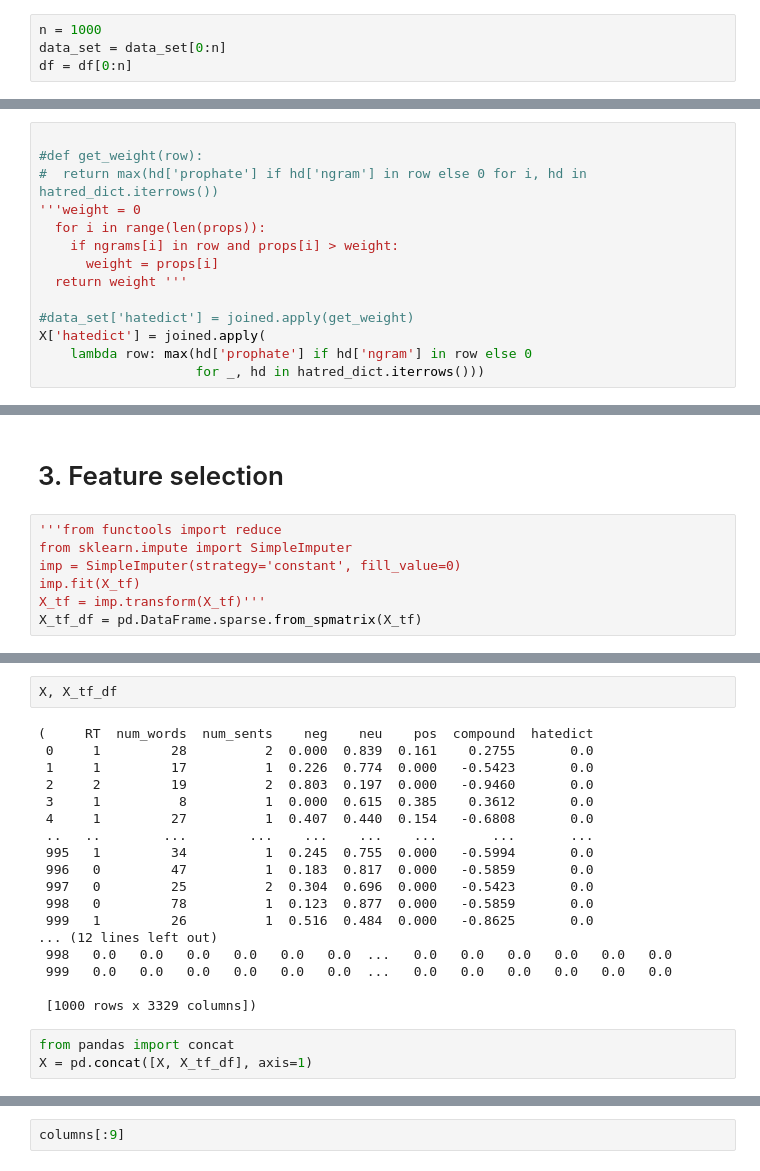
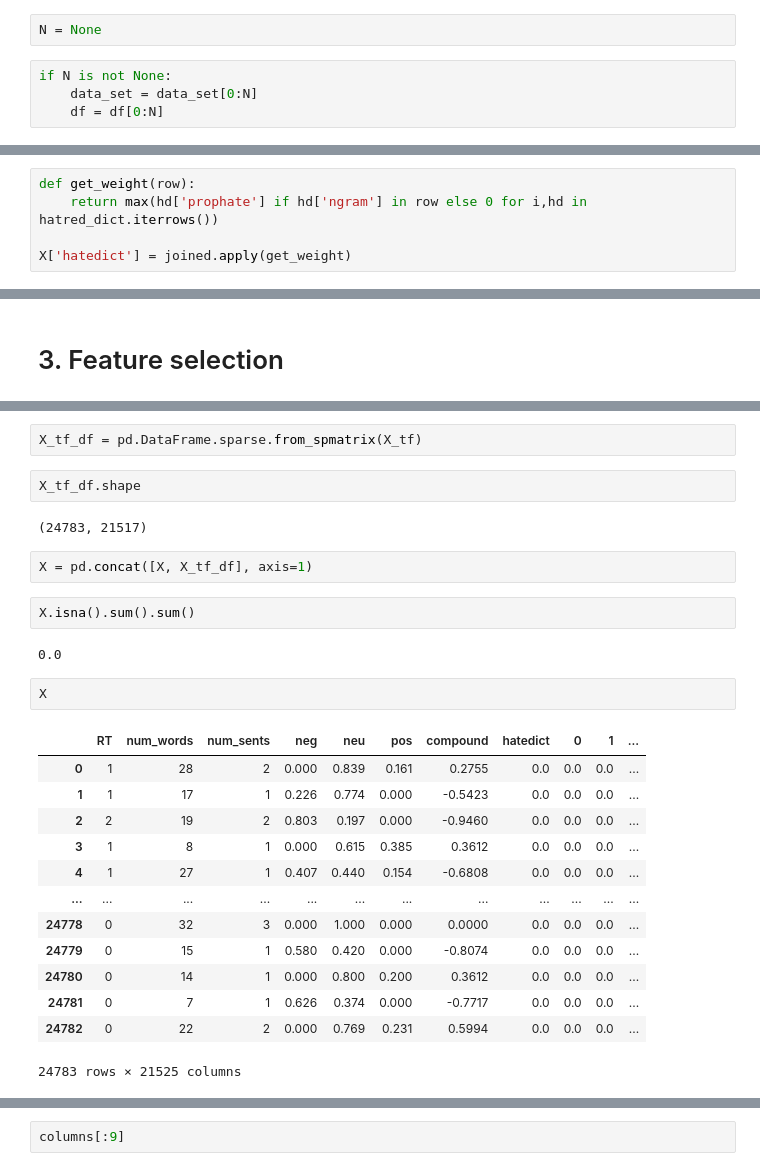
Before and after one commit to GummyBearStudioTeam/ESI_MLTechniques, a Jupyter notebook: NLP.ipynb, the cells around one changed output, grey strips where cells are left out. Drawn from its saved outputs; the diff is of its cells as text.

```diff
--- a/NLP.ipynb
+++ b/NLP.ipynb
@@ -151,4 +185,6 @@ data_set['clean'] = data_set.apply(lambda row: row['clean'].lower(), axis=1)
+# %%
+N = None
 # %%
-n = 1000
-data_set = data_set[0:n]
-df = df[0:n]
+if N is not None:
+    data_set = data_set[0:N]
+    df = df[0:N]
@@ -274,14 +349,5 @@ dtype: int64
 # %%
+def get_weight(row):
+    return max(hd['prophate'] if hd['ngram'] in row else 0 for i,hd in hatred_dict.iterrows())
 
-#def get_weight(row):
-#  return max(hd['prophate'] if hd['ngram'] in row else 0 for i, hd in hatred_dict.iterrows())
-'''weight = 0
-  for i in range(len(props)):
-    if ngrams[i] in row and props[i] > weight:
-      weight = props[i]
-  return weight '''
-
-#data_set['hatedict'] = joined.apply(get_weight)
-X['hatedict'] = joined.apply(
-    lambda row: max(hd['prophate'] if hd['ngram'] in row else 0
-                    for _, hd in hatred_dict.iterrows()))
+X['hatedict'] = joined.apply(get_weight)
@@ -293,9 +370,2 @@ max(X['hatedict'])
 # %% [markdown]
 # 3. Feature selection
-# %%
-'''from functools import reduce
-from sklearn.impute import SimpleImputer
-imp = SimpleImputer(strategy='constant', fill_value=0)
-imp.fit(X_tf)
-X_tf = imp.transform(X_tf)'''
-X_tf_df = pd.DataFrame.sparse.from_spmatrix(X_tf)
@@ -302,23 +378,28 @@ X_tf_df = pd.DataFrame.sparse.from_spmatrix(X_tf)
+# %%
+X_tf_df = pd.DataFrame.sparse.from_spmatrix(X_tf)
+# %%
+X_tf_df.shape
+# %% [output]
+(24783, 21517)
+# %%
+X = pd.concat([X, X_tf_df], axis=1)
+# %%
+X.isna().sum().sum()
+# %% [output]
+0.0
 # %%
-X, X_tf_df
+X
 # %% [output]
+|  | RT | num_words | num_sents | neg | neu | pos | compound | hatedict | 0 | 1 | ... |
+| 0 | 1 | 28 | 2 | 0.000 | 0.839 | 0.161 | 0.2755 | 0.0 | 0.0 | 0.0 | ... |
+| 1 | 1 | 17 | 1 | 0.226 | 0.774 | 0.000 | -0.5423 | 0.0 | 0.0 | 0.0 | ... |
+| 2 | 2 | 19 | 2 | 0.803 | 0.197 | 0.000 | -0.9460 | 0.0 | 0.0 | 0.0 | ... |
+| 3 | 1 | 8 | 1 | 0.000 | 0.615 | 0.385 | 0.3612 | 0.0 | 0.0 | 0.0 | ... |
+| 4 | 1 | 27 | 1 | 0.407 | 0.440 | 0.154 | -0.6808 | 0.0 | 0.0 | 0.0 | ... |
+| ... | ... | ... | ... | ... | ... | ... | ... | ... | ... | ... | ... |
+| 24778 | 0 | 32 | 3 | 0.000 | 1.000 | 0.000 | 0.0000 | 0.0 | 0.0 | 0.0 | ... |
+| 24779 | 0 | 15 | 1 | 0.580 | 0.420 | 0.000 | -0.8074 | 0.0 | 0.0 | 0.0 | ... |
+| 24780 | 0 | 14 | 1 | 0.000 | 0.800 | 0.200 | 0.3612 | 0.0 | 0.0 | 0.0 | ... |
+| 24781 | 0 | 7 | 1 | 0.626 | 0.374 | 0.000 | -0.7717 | 0.0 | 0.0 | 0.0 | ... |
+| 24782 | 0 | 22 | 2 | 0.000 | 0.769 | 0.231 | 0.5994 | 0.0 | 0.0 | 0.0 | ... |
-(     RT  num_words  num_sents    neg    neu    pos  compound  hatedict
- 0     1         28          2  0.000  0.839  0.161    0.2755       0.0
- 1     1         17          1  0.226  0.774  0.000   -0.5423       0.0
- 2     2         19          2  0.803  0.197  0.000   -0.9460       0.0
- 3     1          8          1  0.000  0.615  0.385    0.3612       0.0
- 4     1         27          1  0.407  0.440  0.154   -0.6808       0.0
- ..   ..        ...        ...    ...    ...    ...       ...       ...
- 995   1         34          1  0.245  0.755  0.000   -0.5994       0.0
- 996   0         47          1  0.183  0.817  0.000   -0.5859       0.0
- 997   0         25          2  0.304  0.696  0.000   -0.5423       0.0
- 998   0         78          1  0.123  0.877  0.000   -0.5859       0.0
- 999   1         26          1  0.516  0.484  0.000   -0.8625       0.0
-... (12 lines left out)
- 998   0.0   0.0   0.0   0.0   0.0   0.0  ...   0.0   0.0   0.0   0.0   0.0   0.0
- 999   0.0   0.0   0.0   0.0   0.0   0.0  ...   0.0   0.0   0.0   0.0   0.0   0.0
-
- [1000 rows x 3329 columns])
+24783 rows × 21525 columns
-# %%
-from pandas import concat
-X = pd.concat([X, X_tf_df], axis=1)
```
Also changed, not shown: parts of 37 cells of this notebook, 4 other files.
